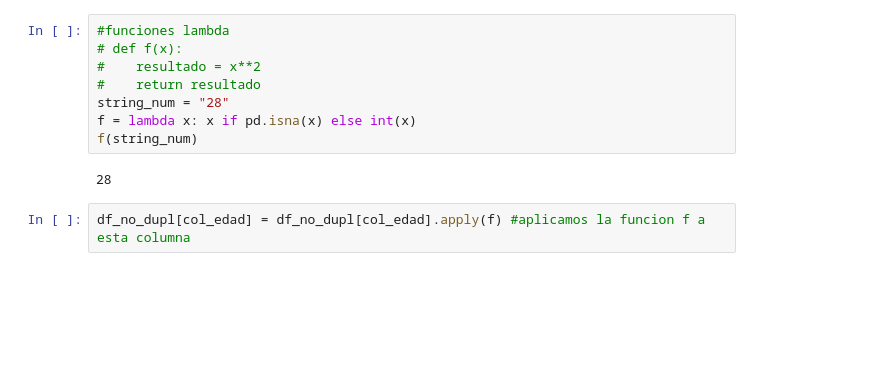
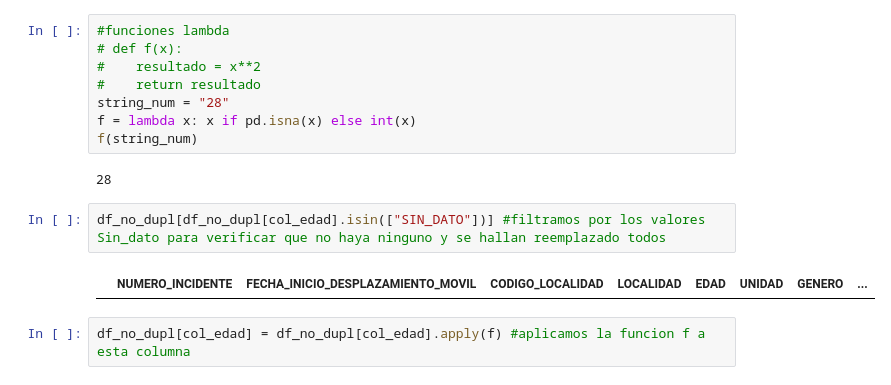
Before and after one commit to luchofit/BIGDATA_2022B, a Jupyter notebook: notebooks/0.3_Lcastro_data_cleaning_inicial.ipynb, the cells around one changed output. Cells and saved outputs as stored; diff of their text form; blank space fills up the shorter version.

```diff
--- a/notebooks/0.3_Lcastro_data_cleaning_inicial.ipynb
+++ b/notebooks/0.3_Lcastro_data_cleaning_inicial.ipynb
@@ -237,6 +252,10 @@ f = lambda x: x if pd.isna(x) else int(x)
 f(string_num)
 # %% [output]
 28
+# %%
+df_no_dupl[df_no_dupl[col_edad].isin(["SIN_DATO"])] #filtramos por los valores Sin_dato para verificar que no haya ninguno y se hallan reemplazado todos
+# %% [output]
+|  | NUMERO_INCIDENTE | FECHA_INICIO_DESPLAZAMIENTO_MOVIL | CODIGO_LOCALIDAD | LOCALIDAD | EDAD | UNIDAD | GENERO | ... |
 # %%
 df_no_dupl[col_edad] = df_no_dupl[col_edad].apply(f) #aplicamos la funcion f a esta columna
 # %% [output]
```
Also changed, not shown: parts of 19 cells of this notebook, 17 other files.
